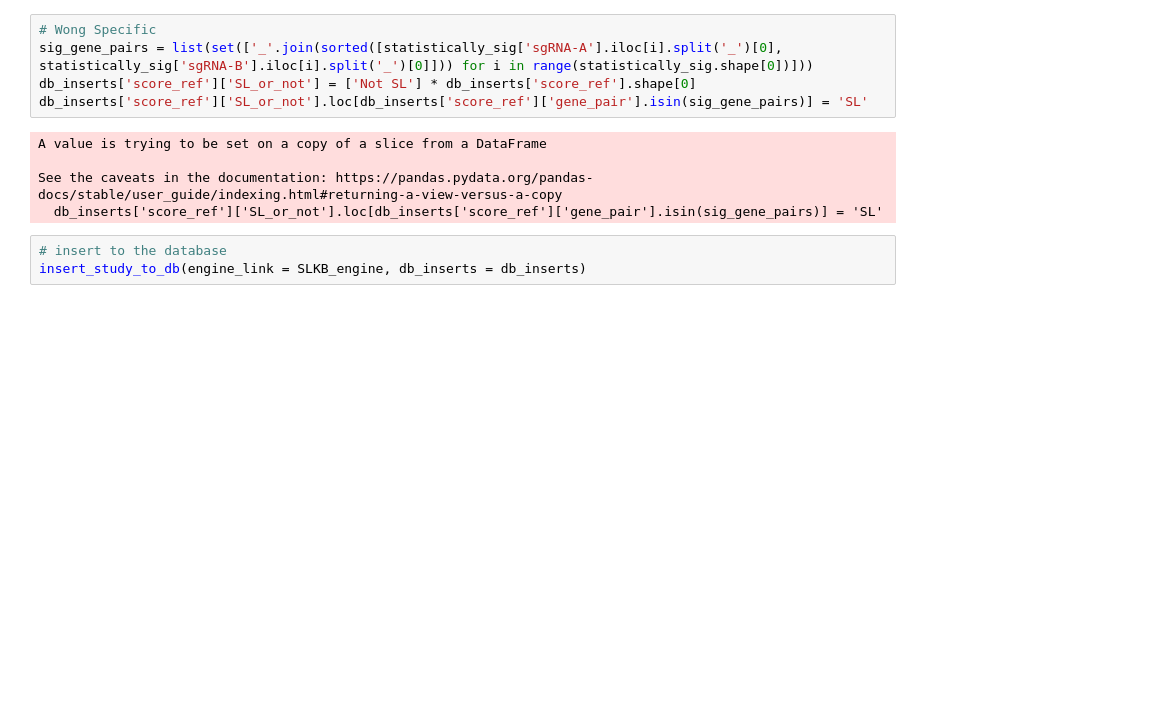
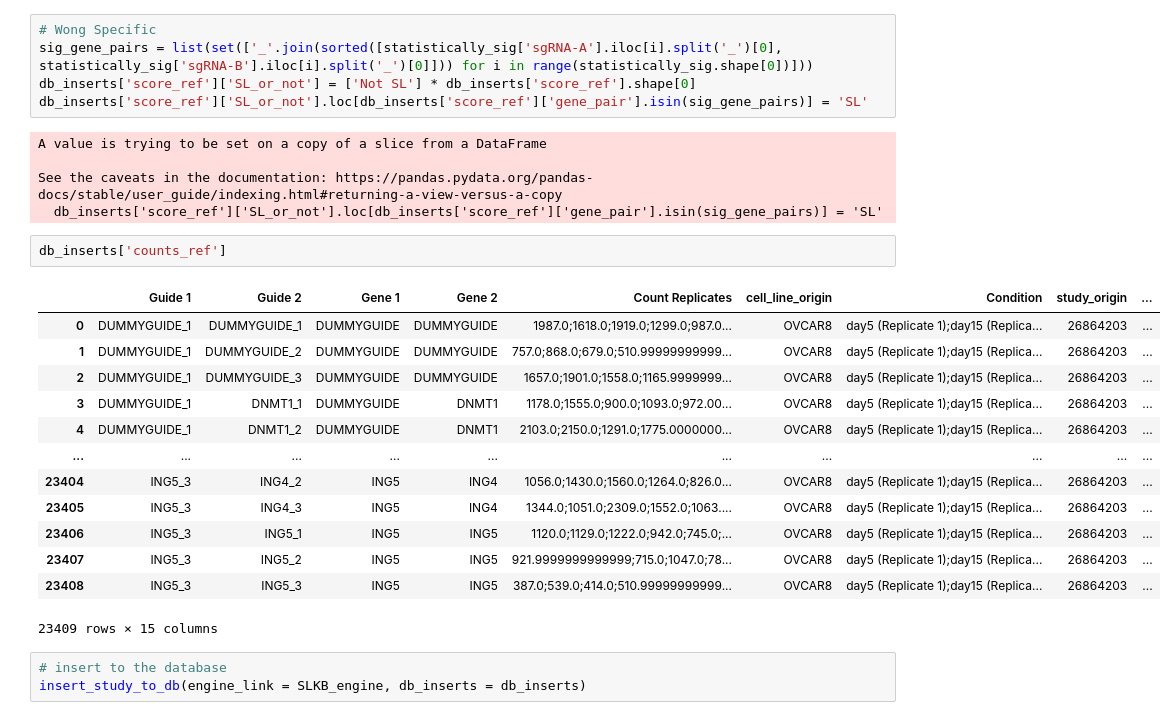
Before and after one commit to BirkanGokbag/SLKB-Analysis-Pipeline, a Jupyter notebook: SLKB_Merge(Done).ipynb, the cells around one changed output. Saved outputs shown, nothing was run; the diff lists cells and outputs as text; blank space fills up the shorter version.

```diff
--- a/SLKB_Merge(Done).ipynb
+++ b/SLKB_Merge(Done).ipynb
@@ -3453,6 +3441,22 @@ A value is trying to be set on a copy of a slice from a DataFrame
 
 See the caveats in the documentation: https://pandas.pydata.org/pandas-docs/stable/user_guide/indexing.html#returning-a-view-versus-a-copy
   db_inserts['score_ref']['SL_or_not'].loc[db_inserts['score_ref']['gene_pair'].isin(sig_gene_pairs)] = 'SL'
+# %%
+db_inserts['counts_ref']
+# %% [output]
+|  | Guide 1 | Guide 2 | Gene 1 | Gene 2 | Count Replicates | cell_line_origin | Condition | study_origin | ... |
+| 0 | DUMMYGUIDE_1 | DUMMYGUIDE_1 | DUMMYGUIDE | DUMMYGUIDE | 1987.0;1618.0;1919.0;1299.0;987.0... | OVCAR8 | day5 (Replicate 1);day15 (Replica... | 26864203 | ... |
+| 1 | DUMMYGUIDE_1 | DUMMYGUIDE_2 | DUMMYGUIDE | DUMMYGUIDE | 757.0;868.0;679.0;510.99999999999... | OVCAR8 | day5 (Replicate 1);day15 (Replica... | 26864203 | ... |
+| 2 | DUMMYGUIDE_1 | DUMMYGUIDE_3 | DUMMYGUIDE | DUMMYGUIDE | 1657.0;1901.0;1558.0;1165.9999999... | OVCAR8 | day5 (Replicate 1);day15 (Replica... | 26864203 | ... |
+| 3 | DUMMYGUIDE_1 | DNMT1_1 | DUMMYGUIDE | DNMT1 | 1178.0;1555.0;900.0;1093.0;972.00... | OVCAR8 | day5 (Replicate 1);day15 (Replica... | 26864203 | ... |
+| 4 | DUMMYGUIDE_1 | DNMT1_2 | DUMMYGUIDE | DNMT1 | 2103.0;2150.0;1291.0;1775.0000000... | OVCAR8 | day5 (Replicate 1);day15 (Replica... | 26864203 | ... |
+| ... | ... | ... | ... | ... | ... | ... | ... | ... | ... |
+| 23404 | ING5_3 | ING4_2 | ING5 | ING4 | 1056.0;1430.0;1560.0;1264.0;826.0... | OVCAR8 | day5 (Replicate 1);day15 (Replica... | 26864203 | ... |
+| 23405 | ING5_3 | ING4_3 | ING5 | ING4 | 1344.0;1051.0;2309.0;1552.0;1063.... | OVCAR8 | day5 (Replicate 1);day15 (Replica... | 26864203 | ... |
+| 23406 | ING5_3 | ING5_1 | ING5 | ING5 | 1120.0;1129.0;1222.0;942.0;745.0;... | OVCAR8 | day5 (Replicate 1);day15 (Replica... | 26864203 | ... |
+| 23407 | ING5_3 | ING5_2 | ING5 | ING5 | 921.9999999999999;715.0;1047.0;78... | OVCAR8 | day5 (Replicate 1);day15 (Replica... | 26864203 | ... |
+| 23408 | ING5_3 | ING5_3 | ING5 | ING5 | 387.0;539.0;414.0;510.99999999999... | OVCAR8 | day5 (Replicate 1);day15 (Replica... | 26864203 | ... |
+23409 rows × 15 columns
 # %%
 # insert to the database
 insert_study_to_db(engine_link = SLKB_engine, db_inserts = db_inserts)
```
Also changed, not shown: parts of 14 cells of this notebook, 4 other files.
